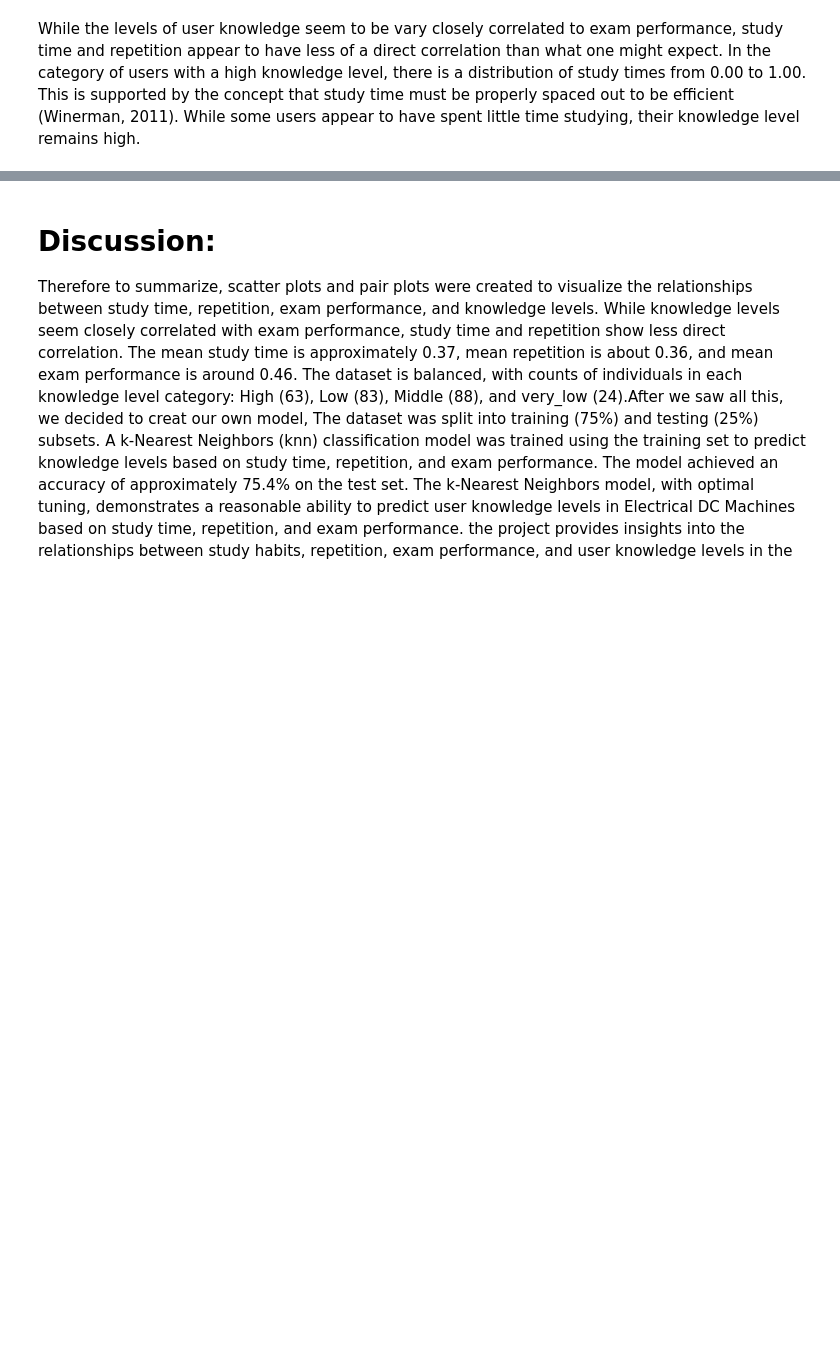
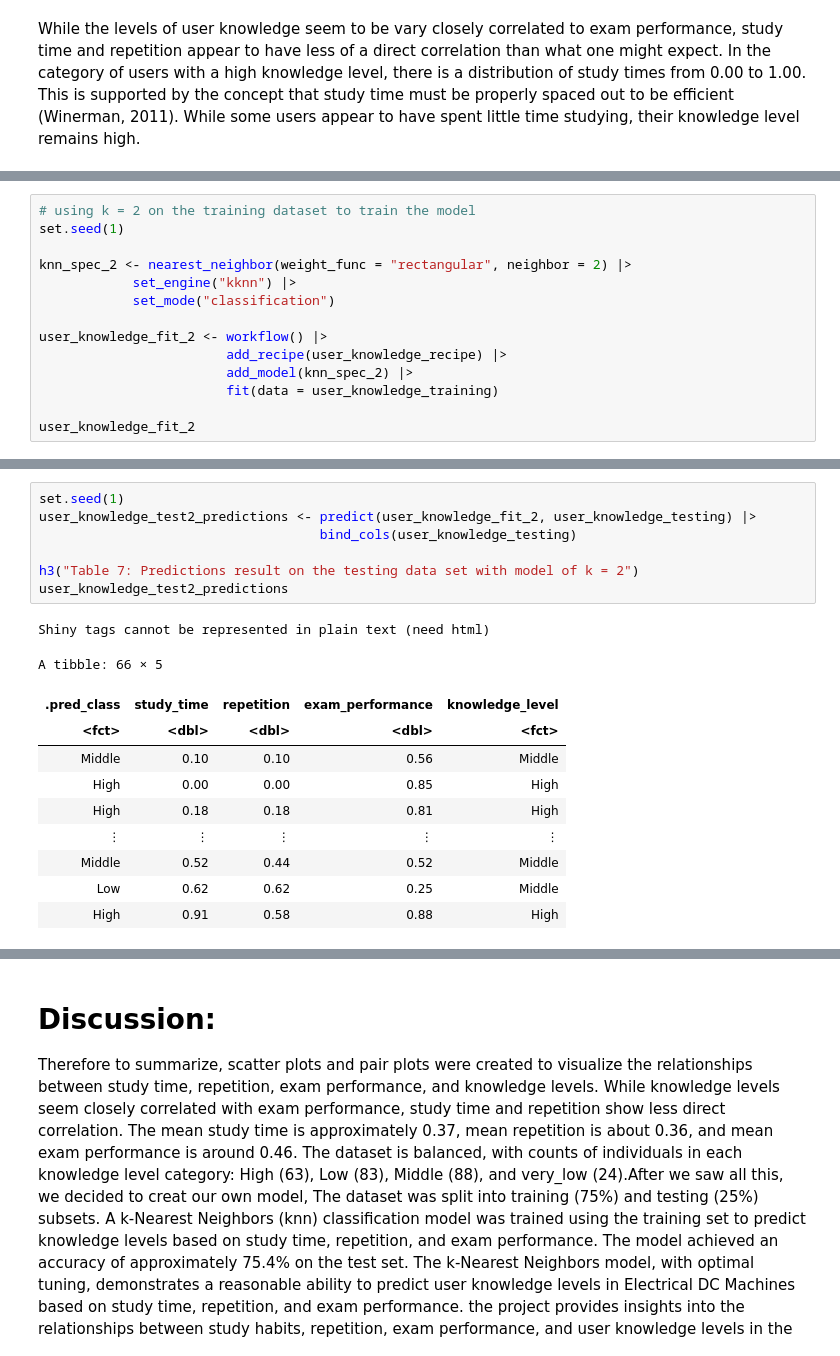
Before and after one commit to trinityma/dsci100project, a Jupyter notebook: group_project_report.ipynb, the cells around one changed output, grey strips where cells are left out. Drawn from its saved outputs; the diff is of its cells as text; blank space fills up the shorter version.

```diff
--- a/group_project_report.ipynb
+++ b/group_project_report.ipynb
@@ -352,0 +292,14 @@ accuracy_versus_k
+# %%
+# using k = 2 on the training dataset to train the model
+set.seed(1)
+
+knn_spec_2 <- nearest_neighbor(weight_func = "rectangular", neighbor = 2) |>
+            set_engine("kknn") |>
+            set_mode("classification")
+
+user_knowledge_fit_2 <- workflow() |>
+                        add_recipe(user_knowledge_recipe) |>
+                        add_model(knn_spec_2) |>
+                        fit(data = user_knowledge_training)
+
+user_knowledge_fit_2
@@ -352,0 +325,19 @@ accuracy_versus_k
+# %%
+set.seed(1)
+user_knowledge_test2_predictions <- predict(user_knowledge_fit_2, user_knowledge_testing) |>
+                                    bind_cols(user_knowledge_testing)
+
+h3("Table 7: Predictions result on the testing data set with model of k = 2")
+user_knowledge_test2_predictions
+# %% [output]
+Shiny tags cannot be represented in plain text (need html)
+A tibble: 66 × 5
+| .pred_class | study_time | repetition | exam_performance | knowledge_level |
+| <fct> | <dbl> | <dbl> | <dbl> | <fct> |
+| Middle | 0.10 | 0.10 | 0.56 | Middle |
+| High | 0.00 | 0.00 | 0.85 | High |
+| High | 0.18 | 0.18 | 0.81 | High |
+| ⋮ | ⋮ | ⋮ | ⋮ | ⋮ |
+| Middle | 0.52 | 0.44 | 0.52 | Middle |
+| Low | 0.62 | 0.62 | 0.25 | Middle |
+| High | 0.91 | 0.58 | 0.88 | High |
```
Also changed, not shown: parts of 44 cells of this notebook.
